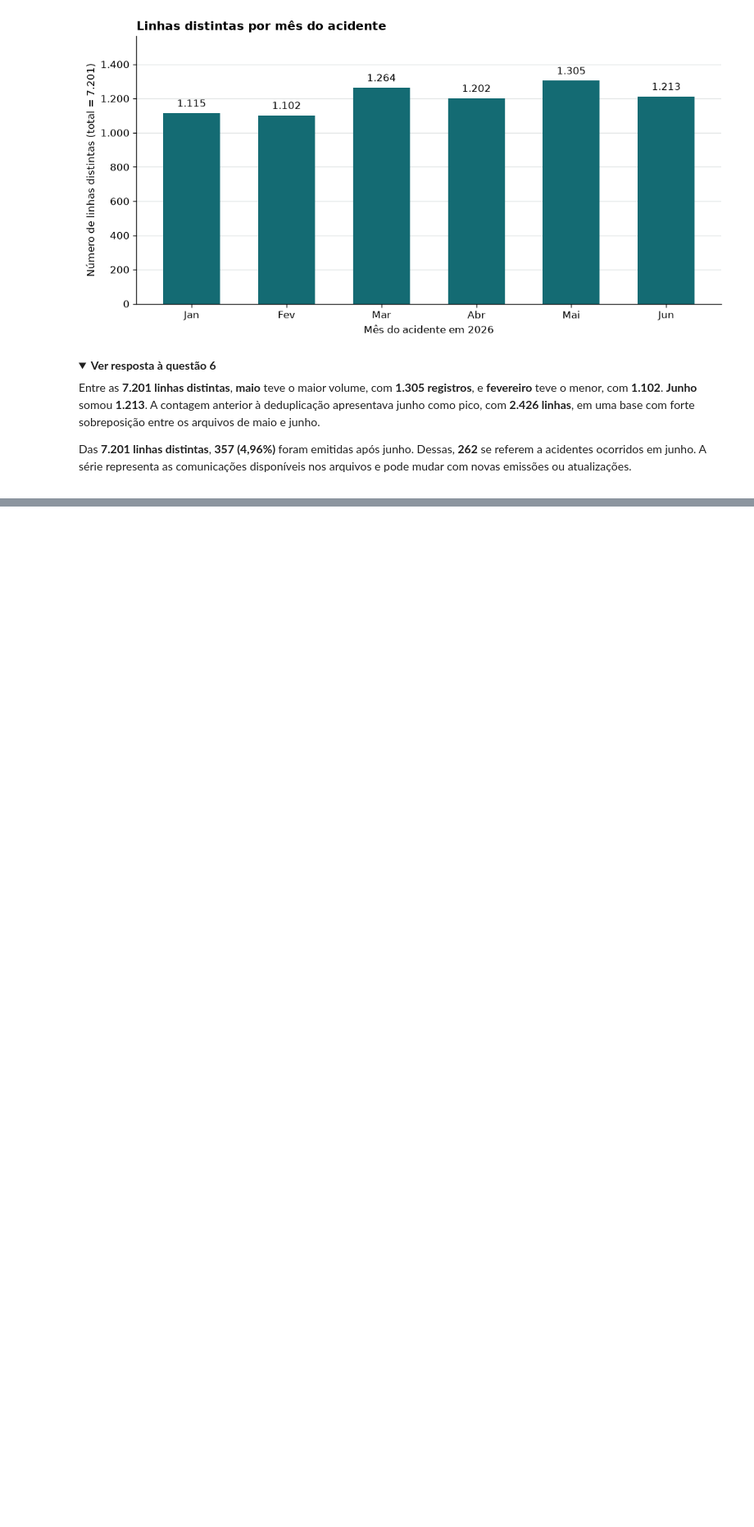
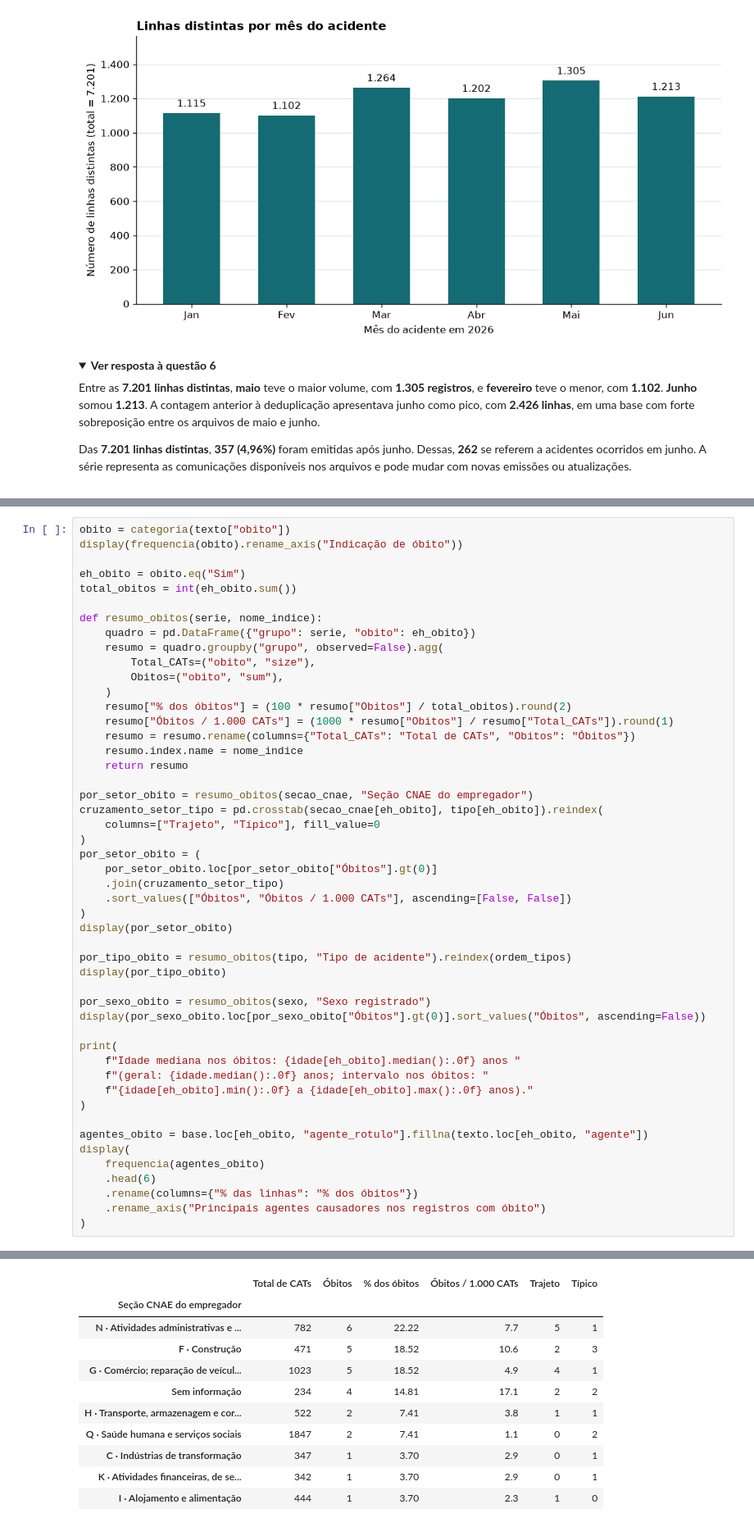
Before and after one commit to aristotelesfl/CD_CAT_2026, a Jupyter notebook: 01_analise_exploratoria.ipynb, the cells around one changed output, grey strips where cells are left out. Shown at 82% size. Drawn from its saved outputs; the diff is of its cells as text; folded sections open; blank space fills up the shorter version.

```diff
--- a/01_analise_exploratoria.ipynb
+++ b/01_analise_exploratoria.ipynb
@@ -958,0 +969,50 @@ Das **7.201 linhas distintas**, **357 (4,96%)** foram emitidas após junho. Dess
+# %%
+obito = categoria(texto["obito"])
+display(frequencia(obito).rename_axis("Indicação de óbito"))
+
+eh_obito = obito.eq("Sim")
+total_obitos = int(eh_obito.sum())
+
+def resumo_obitos(serie, nome_indice):
+    quadro = pd.DataFrame({"grupo": serie, "obito": eh_obito})
+    resumo = quadro.groupby("grupo", observed=False).agg(
+        Total_CATs=("obito", "size"),
+        Obitos=("obito", "sum"),
+    )
+    resumo["% dos óbitos"] = (100 * resumo["Obitos"] / total_obitos).round(2)
+    resumo["Óbitos / 1.000 CATs"] = (1000 * resumo["Obitos"] / resumo["Total_CATs"]).round(1)
+    resumo = resumo.rename(columns={"Total_CATs": "Total de CATs", "Obitos": "Óbitos"})
+    resumo.index.name = nome_indice
+    return resumo
+
+por_setor_obito = resumo_obitos(secao_cnae, "Seção CNAE do empregador")
+cruzamento_setor_tipo = pd.crosstab(secao_cnae[eh_obito], tipo[eh_obito]).reindex(
+    columns=["Trajeto", "Típico"], fill_value=0
+)
+por_setor_obito = (
+    por_setor_obito.loc[por_setor_obito["Óbitos"].gt(0)]
+    .join(cruzamento_setor_tipo)
+    .sort_values(["Óbitos", "Óbitos / 1.000 CATs"], ascending=[False, False])
+)
+display(por_setor_obito)
+
+por_tipo_obito = resumo_obitos(tipo, "Tipo de acidente").reindex(ordem_tipos)
+display(por_tipo_obito)
+
+por_sexo_obito = resumo_obitos(sexo, "Sexo registrado")
+display(por_sexo_obito.loc[por_sexo_obito["Óbitos"].gt(0)].sort_values("Óbitos", ascending=False))
+
+print(
+    f"Idade mediana nos óbitos: {idade[eh_obito].median():.0f} anos "
+    f"(geral: {idade.median():.0f} anos; intervalo nos óbitos: "
+    f"{idade[eh_obito].min():.0f} a {idade[eh_obito].max():.0f} anos)."
+)
+
+agentes_obito = base.loc[eh_obito, "agente_rotulo"].fillna(texto.loc[eh_obito, "agente"])
+display(
+    frequencia(agentes_obito)
+    .head(6)
+    .rename(columns={"% das linhas": "% dos óbitos"})
+    .rename_axis("Principais agentes causadores nos registros com óbito")
+)
+# %% [output]
@@ -958,0 +1023,11 @@ Das **7.201 linhas distintas**, **357 (4,96%)** foram emitidas após junho. Dess
+|  | Total de CATs | Óbitos | % dos óbitos | Óbitos / 1.000 CATs | Trajeto | Típico |
+| Seção CNAE do empregador |  |  |  |  |  |  |
+| N · Atividades administrativas e ... | 782 | 6 | 22.22 | 7.7 | 5 | 1 |
+| F · Construção | 471 | 5 | 18.52 | 10.6 | 2 | 3 |
+| G · Comércio; reparação de veícul... | 1023 | 5 | 18.52 | 4.9 | 4 | 1 |
+| Sem informação | 234 | 4 | 14.81 | 17.1 | 2 | 2 |
+| H · Transporte, armazenagem e cor... | 522 | 2 | 7.41 | 3.8 | 1 | 1 |
+| Q · Saúde humana e serviços sociais | 1847 | 2 | 7.41 | 1.1 | 0 | 2 |
+| C · Indústrias de transformação | 347 | 1 | 3.70 | 2.9 | 0 | 1 |
+| K · Atividades financeiras, de se... | 342 | 1 | 3.70 | 2.9 | 0 | 1 |
+| I · Alojamento e alimentação | 444 | 1 | 3.70 | 2.3 | 1 | 0 |
```
Also changed, not shown: parts of 7 cells of this notebook, 2 other files.
